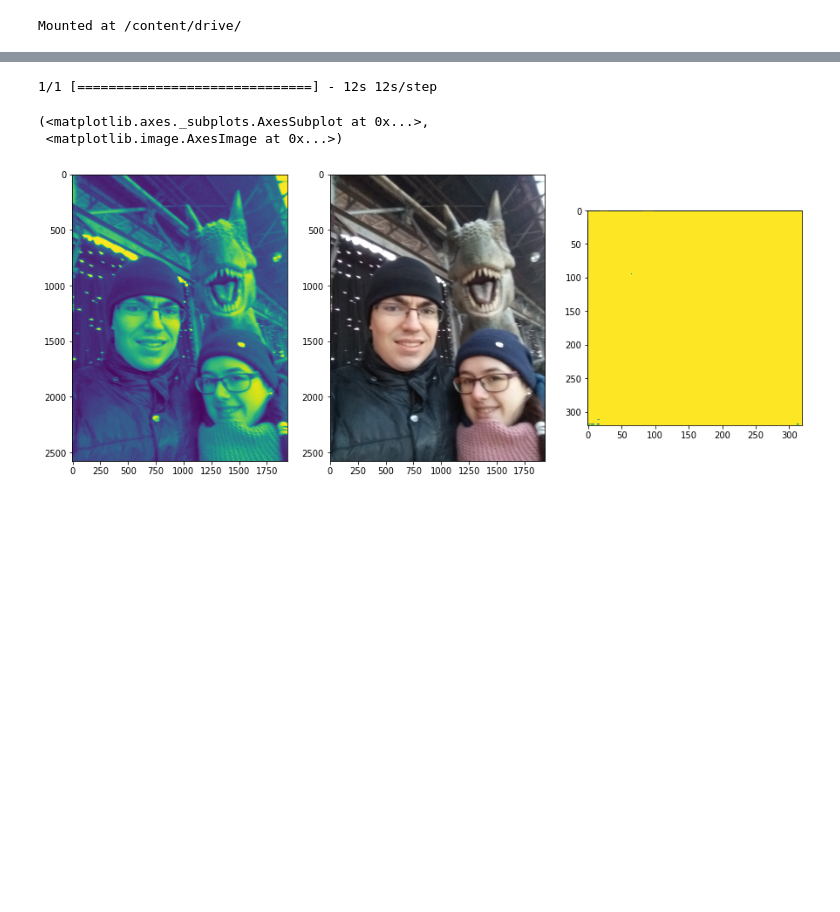
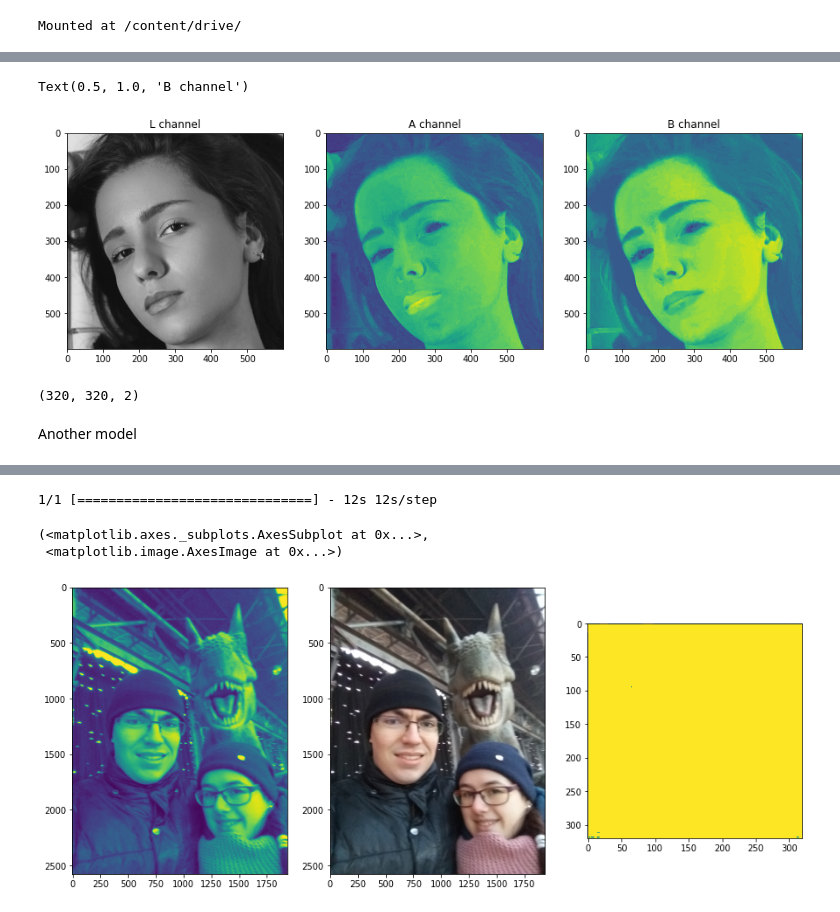
Before and after one commit to pulsatil1/b-w_photos_colorizer, a Jupyter notebook: colorizer.ipynb, the cells around one changed output, grey strips where cells are left out. Cells and saved outputs as stored; diff of their text form; code cells hidden in the pictures; blank space fills up the shorter version.

Commit message:
Added another model for comparition. Get some result

```diff
--- a/colorizer.ipynb
+++ b/colorizer.ipynb
@@ -80,0 +69,10 @@ samples = len(input_img_paths)
+# %%
+plt.subplot(131), plt.imshow(img_lab[:,:,0], cmap='gray')
+plt.title("L channel")
+plt.subplot(132), plt.imshow(img_lab[:,:,1])
+plt.title("A channel")
+plt.subplot(133), plt.imshow(img_lab[:,:,2])
+plt.title("B channel")
+# %% [output]
+Text(0.5, 1.0, 'B channel')
+[figure, added]
@@ -80,0 +91,10 @@ samples = len(input_img_paths)
+# %%
+img_lab = img_lab/255.0
+img_lab = cv2.resize(img_lab, (input_size, input_size))
+# np.shape(img_lab[:,:,1:])
+img_ab = img_lab[:,:,1:];
+# reshape_img_lab = img_ab.reshape([1, input_size, input_size, 2])
+reshape_img_lab = np.expand_dims(img_ab, axis=0)
+reshape_img_lab.reshape(reshape_img_lab.shape[1:]).shape
+# %% [output]
+(320, 320, 2)
@@ -80,0 +103,2 @@ samples = len(input_img_paths)
+# %% [markdown]
+Another model
```
Also changed, not shown: parts of 20 cells of this notebook.
